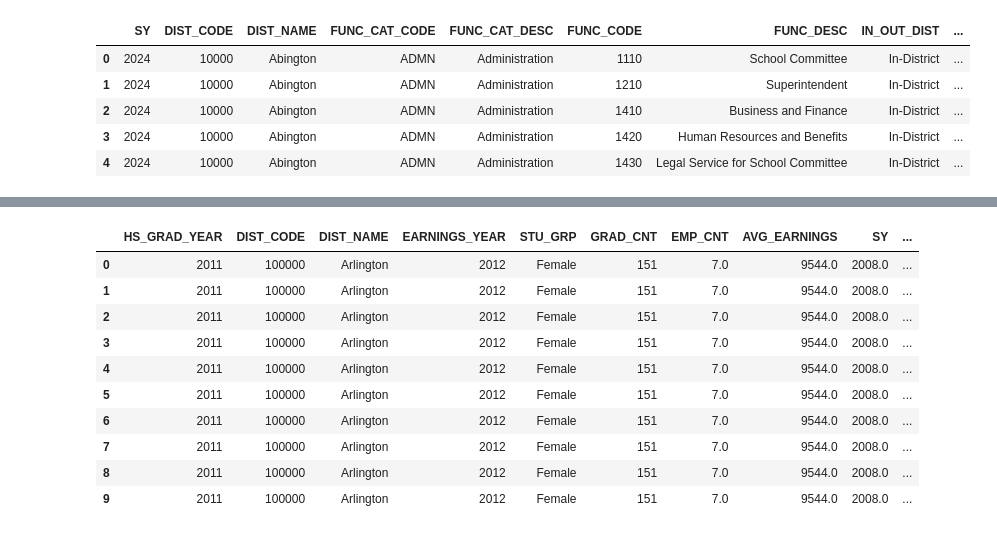
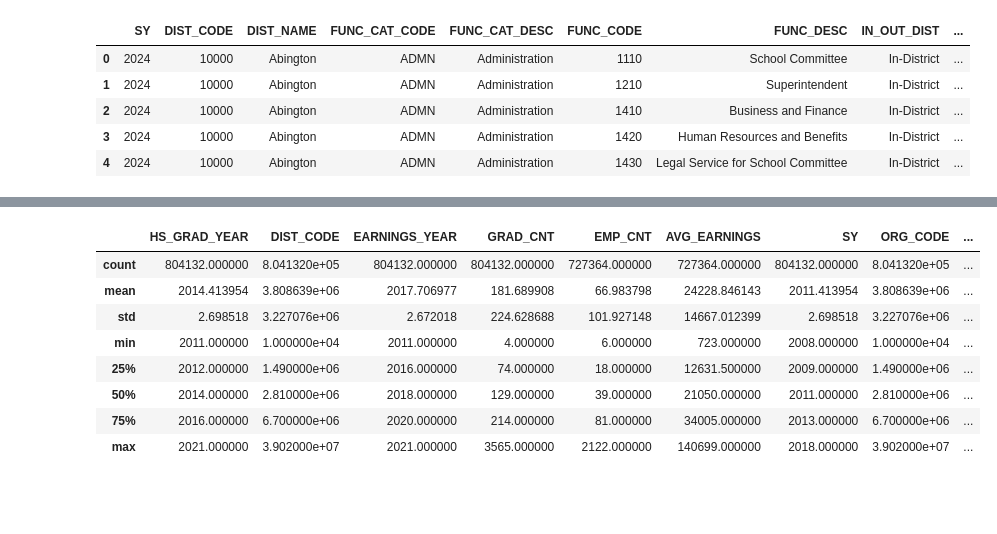
Before and after one commit to wilSecord/studio-projects, a Jupyter notebook: week3_girlsinc/explorin.ipynb, the cells around one changed output, grey strips where cells are left out. Saved outputs shown, nothing was run; the diff lists cells and outputs as text; code cells hidden in the pictures; blank space fills up the shorter version.

```diff
--- a/week3_girlsinc/explorin.ipynb
+++ b/week3_girlsinc/explorin.ipynb
@@ -194,7 +194,7 @@ hs_district_staffing = staffing[(staffing["ORG_TYPE"] == "District")].drop(
         )
 
 # Take the ALL, which will naturally be the largest one.
-summed = hs_district_staffing.groupby("DIST_CODE", sort=False)["FTE_CNT"].transform("max")
+summed = hs_district_staffing.groupby("DIST_CODE", sort=False)[["GRD_9_12_CNT", "MULTI_GRD_CNT", "ALL_GRD_CNT"]].transform("max").sum(axis=1)
 
 for col in hs_district_staffing.columns:
     if col.endswith("_PCT"):
@@ -215,32 +215,37 @@ hs_district_staffing.head()
 # %%
 
 
 # Assign the year applicable to 3 years before their graduation: the first year of high school.
 # We want to see how the investment affected their eventual success, and this will match years
 # so that earnings data is grouped with the spending data that influenced it.
 stu_eventual_earnings["SY"] = stu_eventual_earnings["HS_GRAD_YEAR"] - 3.0
 
 stu_earnings_gendered = stu_eventual_earnings[(stu_eventual_earnings["DIST_CODE"] != 0) & # Exclude the state
                                               ((stu_eventual_earnings["STU_GRP"] == "Female")
                                               | (stu_eventual_earnings["STU_GRP"] == "Male")
                                               | (stu_eventual_earnings["STU_GRP"] == "All Students"))
                                               ]
 
 all_merged_stats = pd.merge(stu_earnings_gendered, hs_district_staffing.drop(["DIST_NAME"], axis=1),
                                                             on=["SY", "DIST_CODE"],
                                                             how="inner", suffixes=["_earnings", "_staffing"]
                                                         )
 
-all_merged_stats.head(n=10)
+# We don't care about districts which have 0% of their teachers in high school: that'll be irrelevant
+all_merged_stats = all_merged_stats[all_merged_stats["GRD_9_12_PCT"] > 0]
+
+all_merged_stats["TEACHER_PCT"] = all_merged_stats["GRD_9_12_PCT"] + all_merged_stats["MULTI_GRD_PCT"] + all_merged_stats["ALL_GRD_PCT"]
+
+
+
+all_merged_stats.describe()
 # %% [output]
-|  | HS_GRAD_YEAR | DIST_CODE | DIST_NAME | EARNINGS_YEAR | STU_GRP | GRAD_CNT | EMP_CNT | AVG_EARNINGS | SY | ... |
-| 0 | 2011 | 100000 | Arlington | 2012 | Female | 151 | 7.0 | 9544.0 | 2008.0 | ... |
-| 1 | 2011 | 100000 | Arlington | 2012 | Female | 151 | 7.0 | 9544.0 | 2008.0 | ... |
-| 2 | 2011 | 100000 | Arlington | 2012 | Female | 151 | 7.0 | 9544.0 | 2008.0 | ... |
-| 3 | 2011 | 100000 | Arlington | 2012 | Female | 151 | 7.0 | 9544.0 | 2008.0 | ... |
-| 4 | 2011 | 100000 | Arlington | 2012 | Female | 151 | 7.0 | 9544.0 | 2008.0 | ... |
-| 5 | 2011 | 100000 | Arlington | 2012 | Female | 151 | 7.0 | 9544.0 | 2008.0 | ... |
-| 6 | 2011 | 100000 | Arlington | 2012 | Female | 151 | 7.0 | 9544.0 | 2008.0 | ... |
-| 7 | 2011 | 100000 | Arlington | 2012 | Female | 151 | 7.0 | 9544.0 | 2008.0 | ... |
-| 8 | 2011 | 100000 | Arlington | 2012 | Female | 151 | 7.0 | 9544.0 | 2008.0 | ... |
-| 9 | 2011 | 100000 | Arlington | 2012 | Female | 151 | 7.0 | 9544.0 | 2008.0 | ... |
+|  | HS_GRAD_YEAR | DIST_CODE | EARNINGS_YEAR | GRAD_CNT | EMP_CNT | AVG_EARNINGS | SY | ORG_CODE | ... |
+| count | 804132.000000 | 8.041320e+05 | 804132.000000 | 804132.000000 | 727364.000000 | 727364.000000 | 804132.000000 | 8.041320e+05 | ... |
+| mean | 2014.413954 | 3.808639e+06 | 2017.706977 | 181.689908 | 66.983798 | 24228.846143 | 2011.413954 | 3.808639e+06 | ... |
+| std | 2.698518 | 3.227076e+06 | 2.672018 | 224.628688 | 101.927148 | 14667.012399 | 2.698518 | 3.227076e+06 | ... |
+| min | 2011.000000 | 1.000000e+04 | 2011.000000 | 4.000000 | 6.000000 | 723.000000 | 2008.000000 | 1.000000e+04 | ... |
+| 25% | 2012.000000 | 1.490000e+06 | 2016.000000 | 74.000000 | 18.000000 | 12631.500000 | 2009.000000 | 1.490000e+06 | ... |
+| 50% | 2014.000000 | 2.810000e+06 | 2018.000000 | 129.000000 | 39.000000 | 21050.000000 | 2011.000000 | 2.810000e+06 | ... |
+| 75% | 2016.000000 | 6.700000e+06 | 2020.000000 | 214.000000 | 81.000000 | 34005.000000 | 2013.000000 | 6.700000e+06 | ... |
+| max | 2021.000000 | 3.902000e+07 | 2021.000000 | 3565.000000 | 2122.000000 | 140699.000000 | 2018.000000 | 3.902000e+07 | ... |
```
Also changed, not shown: parts of 5 cells of this notebook.
